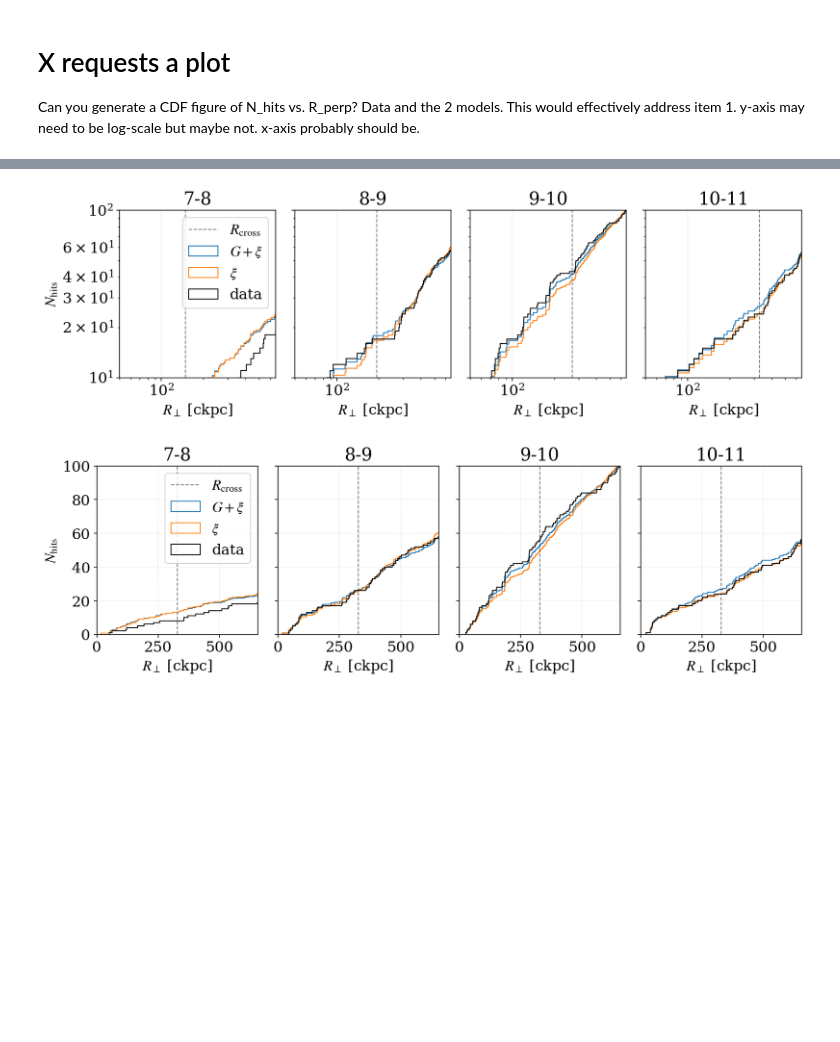
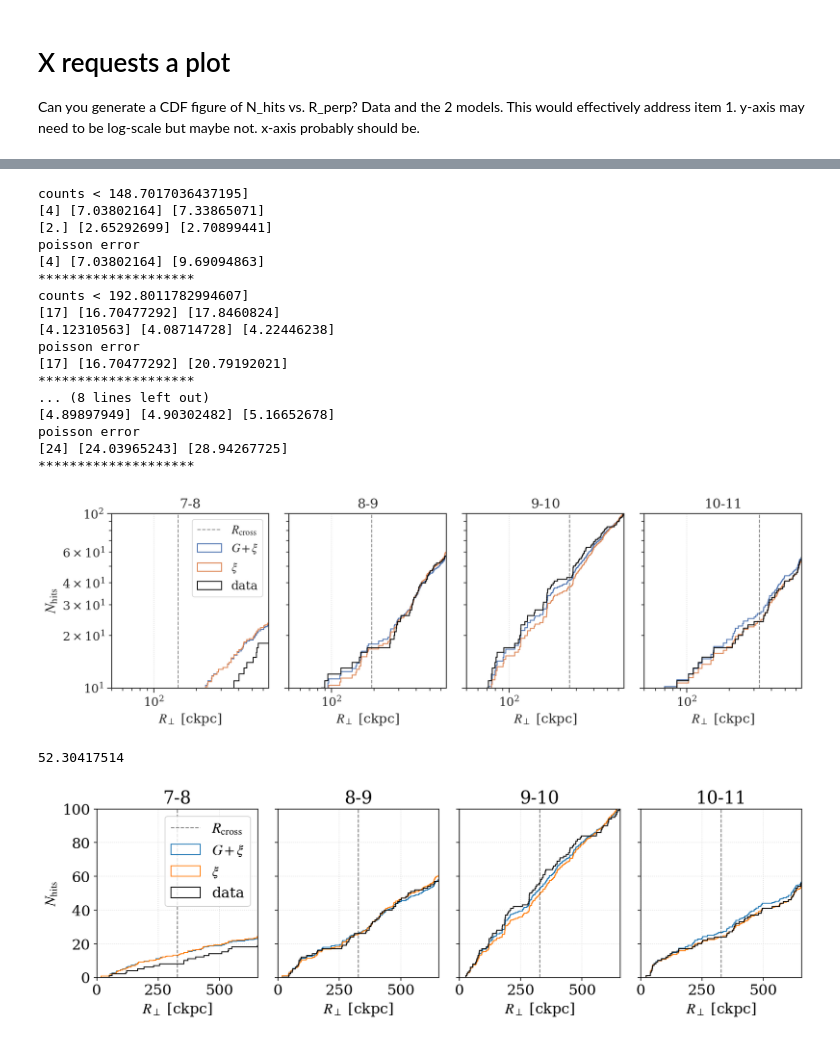
Before and after one commit to mattcwilde/1halo2halo, a Jupyter notebook: haloclustering/plotting/plots.ipynb, the cells around one changed output, grey strips where cells are left out. Cells and saved outputs as stored; diff of their text form; code cells hidden in the pictures; blank space fills up the shorter version.

```diff
--- a/haloclustering/plotting/plots.ipynb
+++ b/haloclustering/plotting/plots.ipynb
@@ -652,3 +668,10 @@ plt.legend(bbox_to_anchor=(1, 0.99));
+# %%
+def poissonerror(rho, fc, bins):
+    # poisson error
+    out = binned_statistic(rho, fc, statistic='sum', bins=bins)
+    fmean = out[0]
+    ferr = np.sqrt(fmean)
+    return fmean, ferr
 # %%
 # this is already done above
 # df['cf_model'] = np.nanmean(sampler.blobs, axis=(0,1))
@@ -702,31 +725,67 @@ for e, (ax, rng) in enumerate(zip(axes, rngs)):
     rho_bins = ssdf.rho.values
 
     ax.hist(rho_com, bins=rho_bins, cumulative=1, histtype='step', lw=1,
                 weights=fc_model, label=r'$G + \xi$');
     ax.hist(rho_com, bins=rho_bins, cumulative=1, histtype='step', lw=1,
                 weights=fc_model2h, label=r'$\xi$');
 
     ax.hist(rho_com[hits], bins=rho_bins, cumulative=1, histtype='step', label='data', color='black', lw=1)
     ax.axvline(med, c="k", ls='--', alpha=0.5, lw=1, label=r'$R_{\rm cross}$')
     ax.set_title('{}-{}'.format(*rng))
     ax.set_xlabel(r"$R_{\perp}$ [ckpc]")
     ax.set_xlim(5e1, 2*med)
     ax.set_ylim(1e1, 1e2)
     ax.grid(ls=':', color='gainsboro')
+
+    # calculate diff in prediction vs data R<300
+    uplim = med
+    bin = [0, uplim]
+    datacount = np.histogram(rho_com[hits], bins=bin)
+    modelcount = np.histogram(rho_com, bins=bin, weights=fc_model)
+    model2hcount = np.histogram(rho_com, bins=bin, weights=fc_model2h)
+    print(f"counts < {uplim}]")
+    print(datacount[0], model2hcount[0],  modelcount[0])
+    print(np.sqrt(datacount[0]), np.sqrt(model2hcount[0]), np.sqrt(modelcount[0]))
+    # calculate poisson error
+    # fdata, fdata_err = poissonerror(rho_com, fc_model, rho_bins)
+    f1h, f1h_err = poissonerror(rho_com, fc_model, [0, uplim])
+    f2h, f2h_err = poissonerror(rho_com, fc_model2h, [0, uplim])
+    print("poisson error")
+    # print(f1h, f2h, f1h_err, f2h_err)
+    print(datacount[0], f2h, f2h+f2h_err)
+    print("*"*20)
+
 axes[0].legend()
 plt.xscale('log')
 
 if False:
     plt.yscale('log')
     plt.ylim(1e-1, 1.05)
 else:
     # plt.ylim(-0.05, 1.05)
     pass
 # axes[1].set_xlabel('IP (ckpc)', fontsize=16)
 axes[0].set_ylabel(r'$N_{\rm hits}$', fontsize=16);
 plt.yscale('log')
 
 
 plt.tight_layout();
 # %% [output]
+counts < 148.7017036437195]
+[4] [7.03802164] [7.33865071]
+[2.] [2.65292699] [2.70899441]
+poisson error
+[4] [7.03802164] [9.69094863]
+********************
+counts < 192.8011782994607]
+[17] [16.70477292] [17.8460824]
+[4.12310563] [4.08714728] [4.22446238]
+poisson error
+[17] [16.70477292] [20.79192021]
+********************
+... (8 lines left out)
+[4.89897949] [4.90302482] [5.16652678]
+poisson error
+[24] [24.03965243] [28.94267725]
+********************
-[figure, old version]
+[figure, new version]
@@ -733,3 +796,11 @@ plt.tight_layout();
+# %%
+modelcount[0] - 1.96*np.sqrt(modelcount[0]), model2hcount[0] + 1.96*np.sqrt(model2hcount[0])
+
+
+# correct bin
+45.55474929 + 6.74942585
+# %% [output]
+52.30417514
 # %%
 df['cf_model_lo'] = np.nanquantile(sampler.blobs, 0.16, axis=(0,1))
 df['cf_model_hi'] = np.nanquantile(sampler.blobs, 0.84, axis=(0,1))
```
Also changed, not shown: parts of 14 cells of this notebook.
